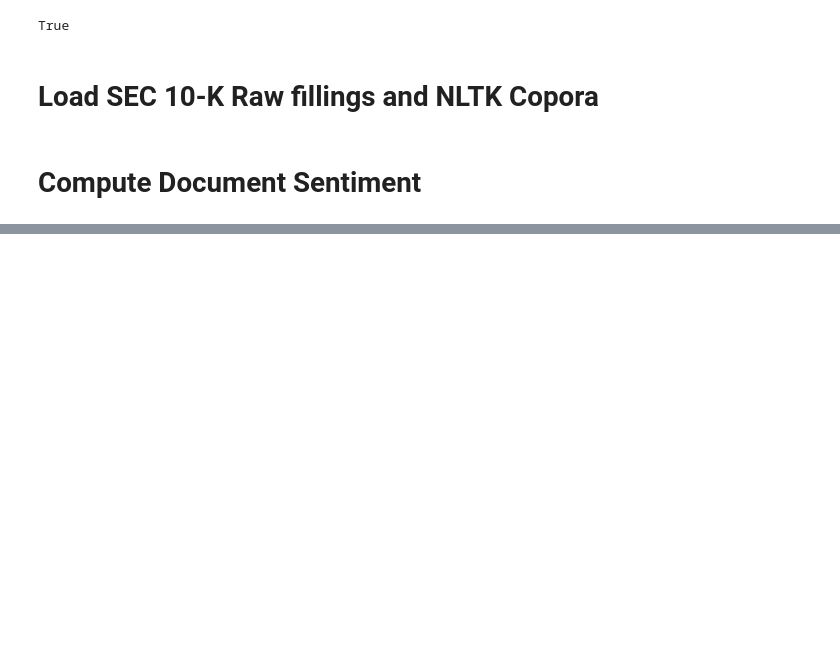
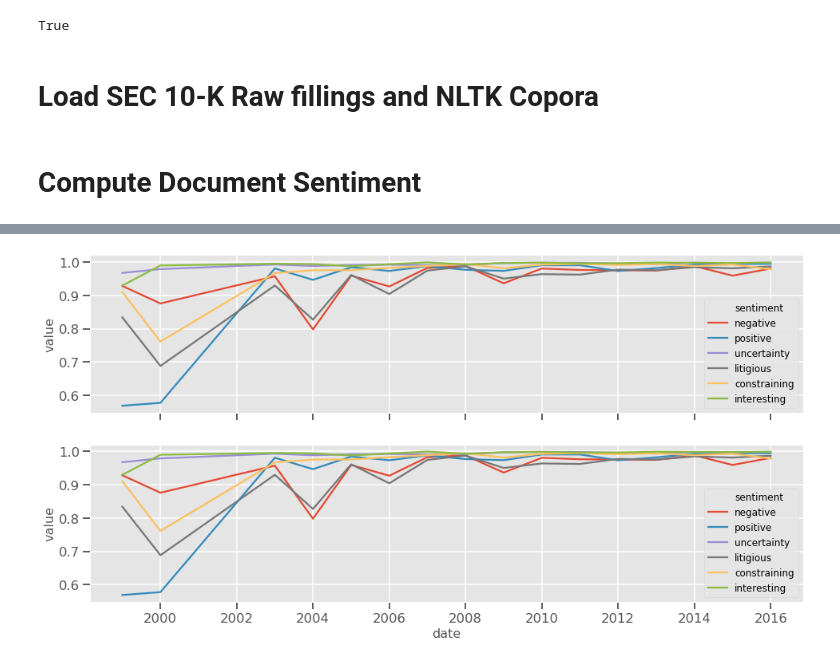
Before and after one commit to manualrg/dslab-ai-for-trading, a Jupyter notebook: notebooks/05_nlp_quant/02_10ksent_analysis.ipynb, the cells around one changed output, grey strips where cells are left out. Cells and saved outputs as stored; diff of their text form; code cells hidden in the pictures; blank space fills up the shorter version.

Commit message:
compute word representations and sequential similarities

```diff
--- a/notebooks/05_nlp_quant/02_10ksent_analysis.ipynb
+++ b/notebooks/05_nlp_quant/02_10ksent_analysis.ipynb
@@ -52,0 +108,14 @@ sentiment_df = pd.read_csv(OUTPATH + INFILE3)
+# %%
+jaccard_similarities =  { # dict{ticker: {sentiment_word: [jac_scores]}}
+    ticker: {
+        sentiment_name: bow_sent.get_jaccard_similarity(sentiment_values)
+        for sentiment_name, sentiment_values in ten_k_sentiments.items()
+            }
+    for ticker, ten_k_sentiments in sentiment_bow_ten_ks.items()
+    }
+# %%
+cosine_similarities = {
+    ticker: {
+        sentiment_name: bow_sent.get_cosine_similarity(sentiment_values)
+        for sentiment_name, sentiment_values in ten_k_sentiments.items()}
+    for ticker, ten_k_sentiments in sentiment_tfidf_ten_ks.items()}
@@ -52,0 +146,21 @@ sentiment_df = pd.read_csv(OUTPATH + INFILE3)
+# %%
+def build_distances_df(dict_to_df):
+    cosine_similarities_df_dict = {'date': [], 'ticker': [], 'sentiment': [], 'value': []}
+
+
+    for ticker, ten_k_sentiments in cosine_similarities.items():
+        for sentiment_name, sentiment_values in ten_k_sentiments.items():
+            for sentiment_values, sentiment_value in enumerate(sentiment_values):
+                cosine_similarities_df_dict['ticker'].append(ticker)
+                cosine_similarities_df_dict['sentiment'].append(sentiment_name)
+                cosine_similarities_df_dict['value'].append(sentiment_value)
+                cosine_similarities_df_dict['date'].append(file_dates[ticker][1:][sentiment_values])
+
+    cosine_similarities_df = pd.DataFrame(cosine_similarities_df_dict)
+    cosine_similarities_df['date'] = pd.DatetimeIndex(cosine_similarities_df['date']).year
+    cosine_similarities_df['date'] = pd.to_datetime(cosine_similarities_df['date'], format='%Y')
+
+    return cosine_similarities_df
+# %%
+jaccard_similarities_df = build_distances_df(jaccard_similarities)
+cosine_similarities_df = build_distances_df(cosine_similarities)
@@ -52,0 +176,12 @@ sentiment_df = pd.read_csv(OUTPATH + INFILE3)
+# %%
+fig, axs = plt.subplots(2,1, sharex=True, sharey=True)
+
+sns.lineplot(ax=axs[0], data=cosine_similarities_df[jaccard_similarities_df['ticker']==example_ticker],
+             x='date', y='value', hue='sentiment')
+
+sns.lineplot(ax=axs[1], data=cosine_similarities_df[cosine_similarities_df['ticker']==example_ticker],
+             x='date', y='value', hue='sentiment')
+
+plt.show()
+# %% [output]
+[figure, added]
```
Also changed, not shown: parts of 23 cells of this notebook, 3 other files.
